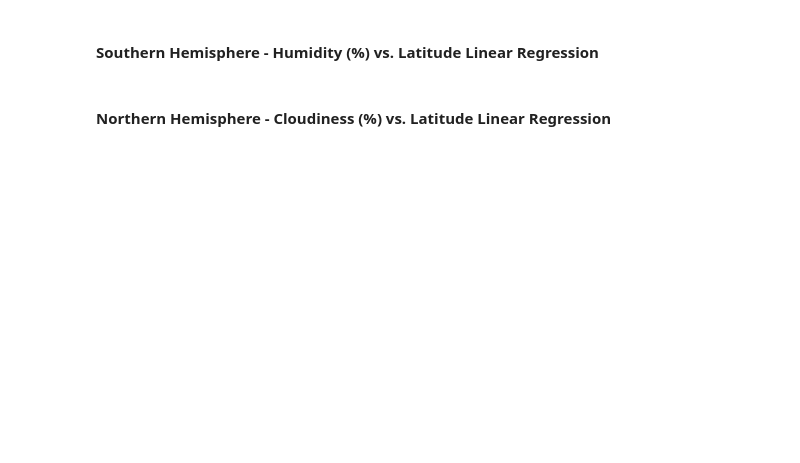
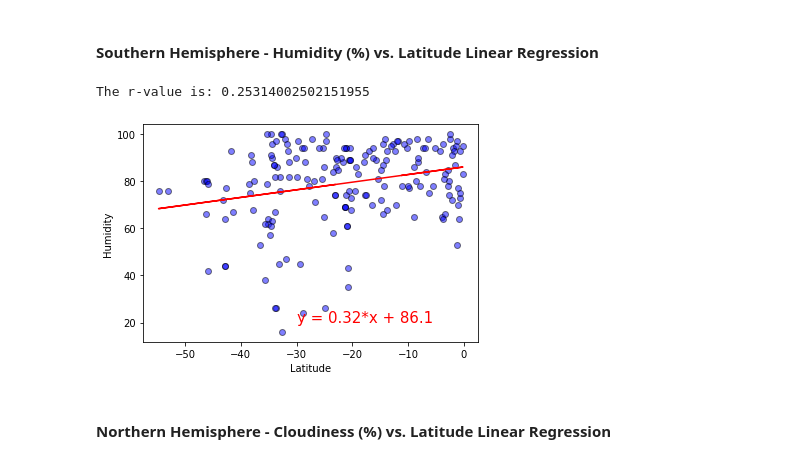
Before and after one commit to calvinluu96/python-api-challenge, a Jupyter notebook: WeatherPy/WeatherPy.ipynb, the cells around one changed output. Drawn from its saved outputs; the diff is of its cells as text; code cells hidden in the pictures; blank space fills up the shorter version.

```diff
--- a/WeatherPy/WeatherPy.ipynb
+++ b/WeatherPy/WeatherPy.ipynb
@@ -246,4 +294,9 @@ plt.savefig("LatVsWindSpeed.png")
 # %% [markdown]
 ####  Southern Hemisphere - Humidity (%) vs. Latitude Linear Regression
+# %%
+linear_regression_plot(southern_df["Lat"], southern_df["Humidity"], "Latitude", "Humidity", (-30,20))
+# %% [output]
+The r-value is: 0.25314002502151955
+[figure, added]
 # %% [markdown]
 ####  Northern Hemisphere - Cloudiness (%) vs. Latitude Linear Regression
```
Also changed, not shown: parts of 9 cells of this notebook.
